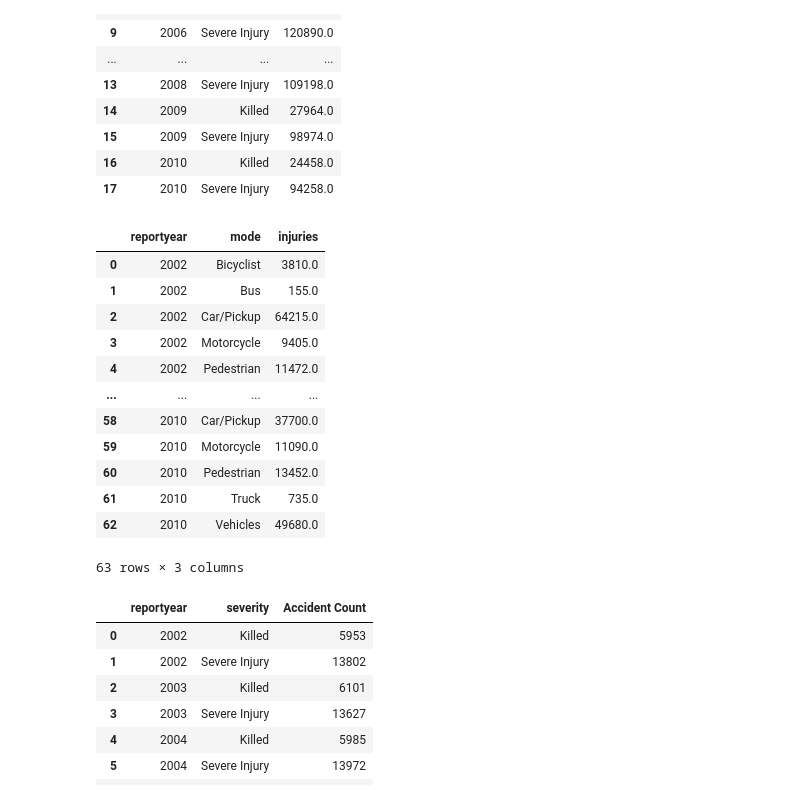
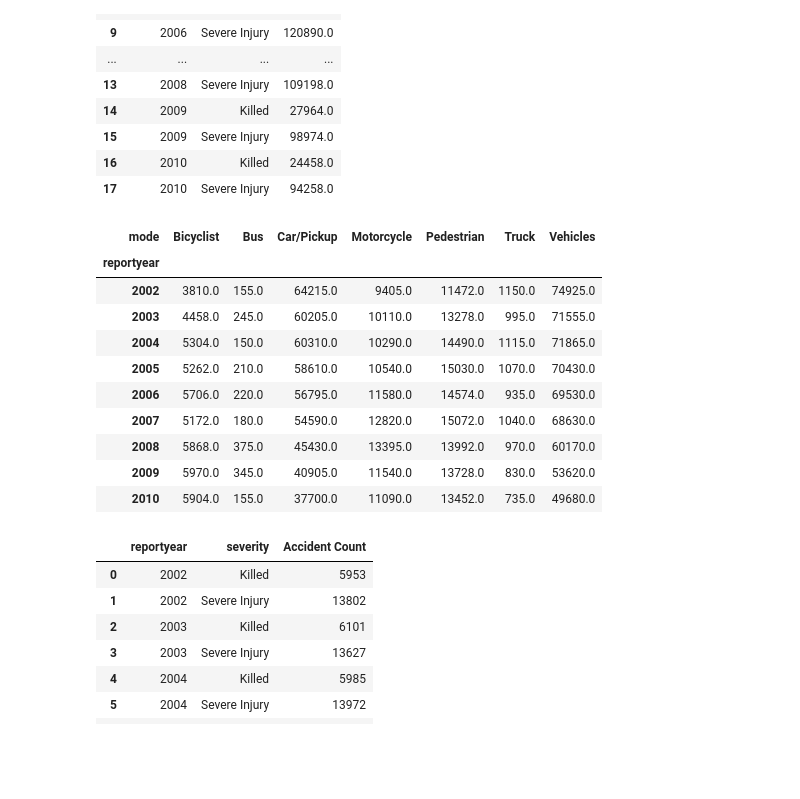
Before and after one commit to PadmaGuna/Project1, a Jupyter notebook: Monica.ipynb, the cells around one changed output. Cells and saved outputs as stored; diff of their text form; code cells hidden in the pictures; blank space fills up the shorter version.

```diff
--- a/Monica.ipynb
+++ b/Monica.ipynb
@@ -1,14 +7,8 @@
 # %%
-#Import dependencies
-from pathlib import Path
-import pandas as pd
-import scipy.stats as stats
-import matplotlib.pyplot as plt
 #Open filtered CSV file
-traffic_injuries = Path("Resourses/road-traffic-injuries-2002-2010.csv")
-#C:\Users\mahen\Desktop\GitHub Doc\Project1-stl\Resourses
+traffic_injuries = Path("Resources/road-traffic-injuries-2002-2010.csv")
+
 df = pd.read_csv(traffic_injuries)
-
 
 # Read in the data.
 df
@@ -110,21 +232,21 @@ yearwise_severity
 # %%
 # Group by year and mode
 yearwise_mode = clean_df.groupby(['reportyear', 'mode'])['injuries'].sum().reset_index()
-yearwise_mode
+#yearwise_mode
+pivot_data = yearwise_mode.pivot_table(index='reportyear', columns='mode', values='injuries')
+pivot_data
 # %% [output]
-|  | reportyear | mode | injuries |
-| 0 | 2002 | Bicyclist | 3810.0 |
-| 1 | 2002 | Bus | 155.0 |
-| 2 | 2002 | Car/Pickup | 64215.0 |
-| 3 | 2002 | Motorcycle | 9405.0 |
-| 4 | 2002 | Pedestrian | 11472.0 |
-| ... | ... | ... | ... |
-| 58 | 2010 | Car/Pickup | 37700.0 |
-| 59 | 2010 | Motorcycle | 11090.0 |
-| 60 | 2010 | Pedestrian | 13452.0 |
-| 61 | 2010 | Truck | 735.0 |
-| 62 | 2010 | Vehicles | 49680.0 |
+| mode | Bicyclist | Bus | Car/Pickup | Motorcycle | Pedestrian | Truck | Vehicles |
+| reportyear |  |  |  |  |  |  |  |
+| 2002 | 3810.0 | 155.0 | 64215.0 | 9405.0 | 11472.0 | 1150.0 | 74925.0 |
+| 2003 | 4458.0 | 245.0 | 60205.0 | 10110.0 | 13278.0 | 995.0 | 71555.0 |
+| 2004 | 5304.0 | 150.0 | 60310.0 | 10290.0 | 14490.0 | 1115.0 | 71865.0 |
+| 2005 | 5262.0 | 210.0 | 58610.0 | 10540.0 | 15030.0 | 1070.0 | 70430.0 |
+| 2006 | 5706.0 | 220.0 | 56795.0 | 11580.0 | 14574.0 | 935.0 | 69530.0 |
+| 2007 | 5172.0 | 180.0 | 54590.0 | 12820.0 | 15072.0 | 1040.0 | 68630.0 |
+| 2008 | 5868.0 | 375.0 | 45430.0 | 13395.0 | 13992.0 | 970.0 | 60170.0 |
+| 2009 | 5970.0 | 345.0 | 40905.0 | 11540.0 | 13728.0 | 830.0 | 53620.0 |
+| 2010 | 5904.0 | 155.0 | 37700.0 | 11090.0 | 13452.0 | 735.0 | 49680.0 |
-63 rows × 3 columns
 # %%
 # Accidents by year and severity
 yearwise_severity = clean_df.groupby(['reportyear', 'severity']).size().reset_index(name='Accident Count')
```
Also changed, not shown: parts of 9 cells of this notebook, 1 other file.
